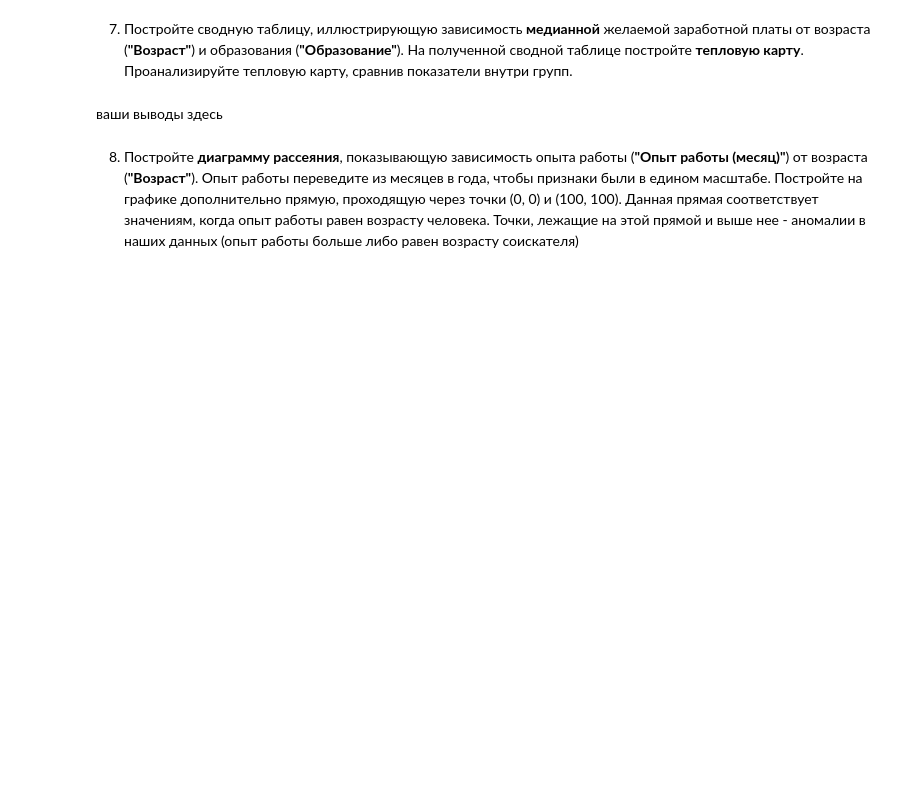
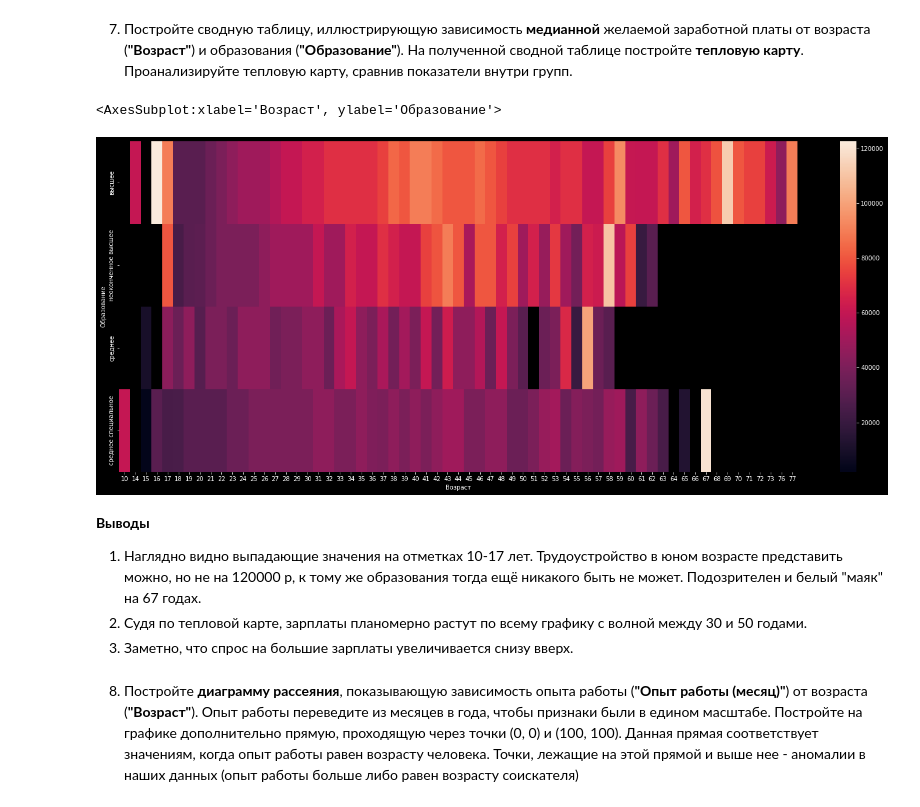
Before and after one commit to madskillskill/sf_data_science, a Jupyter notebook: PROJECT-1/Project_1.ipynb, the cells around one changed output. Saved outputs shown, nothing was run; the diff lists cells and outputs as text; code cells hidden in the pictures; blank space fills up the shorter version.

```diff
--- a/PROJECT-1/Project_1.ipynb
+++ b/PROJECT-1/Project_1.ipynb
@@ -743,9 +796,18 @@ TypeError: Cannot setitem on a Categorical with a new category (False), set the
 # %% [markdown]
 7. Постройте сводную таблицу, иллюстрирующую зависимость **медианной** желаемой заработной платы от возраста (**"Возраст"**) и образования (**"Образование"**). На полученной сводной таблице постройте **тепловую карту**. Проанализируйте тепловую карту, сравнив показатели внутри групп.
 # %%
-# ваш код здесь
+median_pivot=pd.pivot_table(hh_df,index='Образование', columns='Возраст',values='ЗП (руб)',aggfunc={'ЗП (руб)': np.median})
+fig = plt.figure(figsize=(25, 10))
+sns.heatmap(median_pivot)
+# %% [output]
+<AxesSubplot:xlabel='Возраст', ylabel='Образование'>
+[figure, added]
 # %% [markdown]
-ваши выводы здесь
+**Выводы**
+
+1. Наглядно видно выпадающие значения на отметках 10-17 лет. Трудоустройство в юном возрасте представить можно, но не на 120000 р, к тому же образования тогда ещё никакого быть не может. Подозрителен и белый "маяк" на 67 годах.
+2. Судя по тепловой карте, зарплаты планомерно растут по всему графику с волной между 30 и 50 годами.
+3. Заметно, что спрос на большие зарплаты увеличивается снизу вверх.
 # %% [markdown]
 8. Постройте **диаграмму рассеяния**, показывающую зависимость опыта работы (**"Опыт работы (месяц)"**) от возраста (**"Возраст"**). Опыт работы переведите из месяцев в года, чтобы признаки были в едином масштабе. Постройте на графике дополнительно прямую, проходящую через точки (0, 0) и (100, 100). Данная прямая соответствует значениям, когда опыт работы равен возрасту человека. Точки, лежащие на этой прямой и выше нее - аномалии в наших данных (опыт работы больше либо равен возрасту соискателя)
 # %%
```
Also changed, not shown: parts of 22 cells of this notebook, 1 other file.
